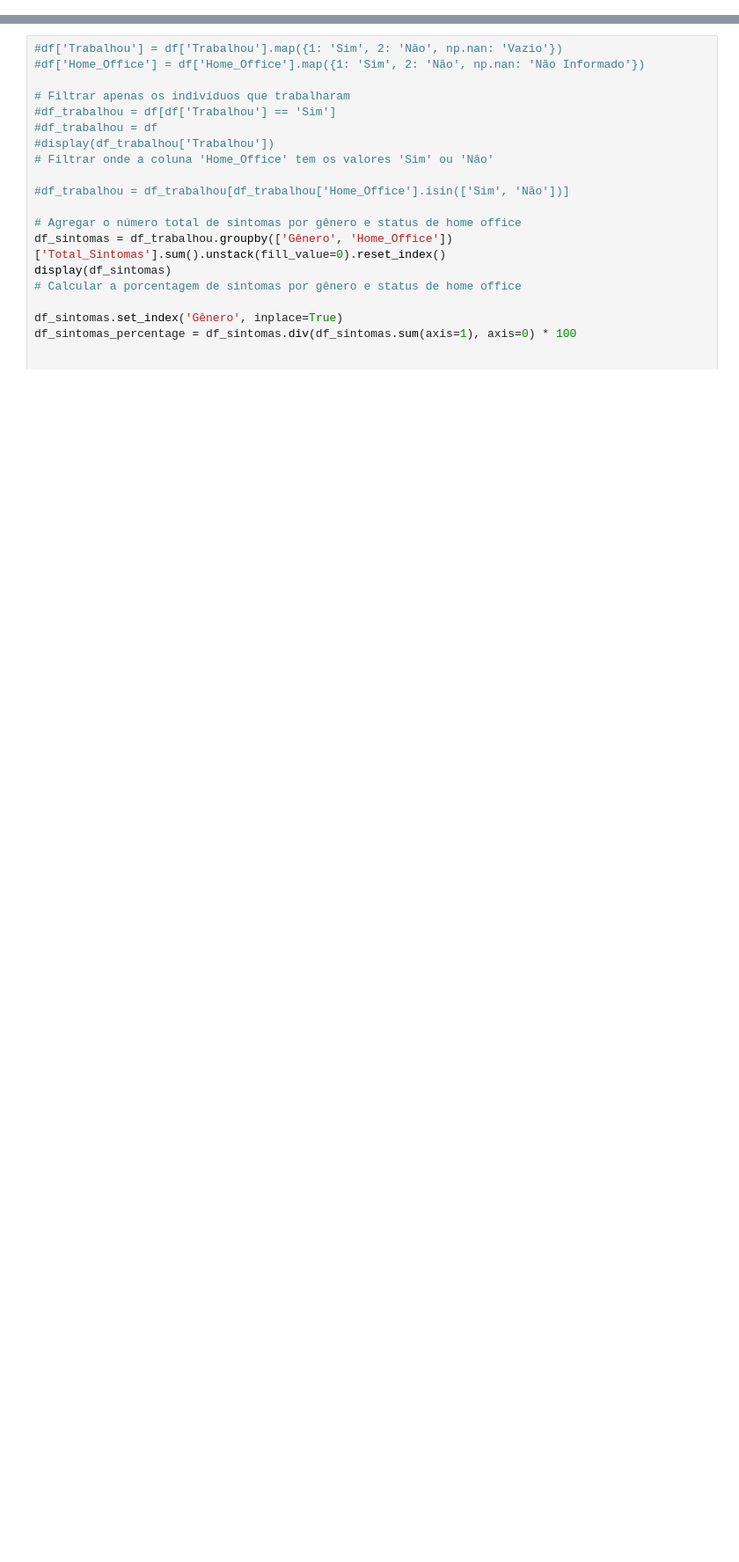
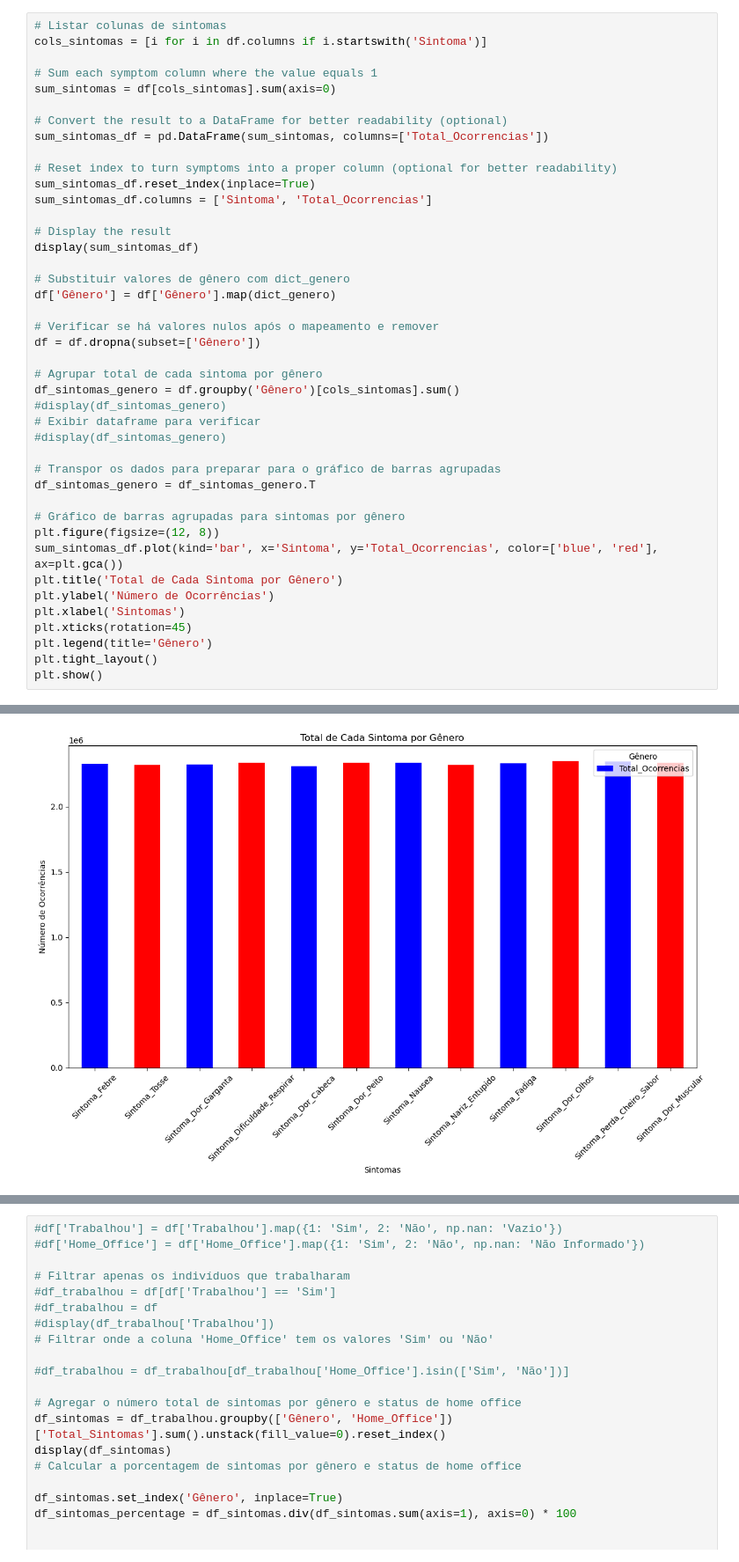
Before and after one commit to Iana-Neri22/AnalyticsStudies, a Jupyter notebook: analise_covid.ipynb, the cells around one changed output, grey strips where cells are left out. Shown: that part at 88% size. Drawn from its saved outputs; the diff is of its cells as text; blank space fills up the shorter version.

Commit message:
Editando o gráfico de sintomas individual

```diff
--- a/analise_covid.ipynb
+++ b/analise_covid.ipynb
@@ -280,0 +403,43 @@ plt.show()
+# %%
+# Listar colunas de sintomas
+cols_sintomas = [i for i in df.columns if i.startswith('Sintoma')]
+
+# Sum each symptom column where the value equals 1
+sum_sintomas = df[cols_sintomas].sum(axis=0)
+
+# Convert the result to a DataFrame for better readability (optional)
+sum_sintomas_df = pd.DataFrame(sum_sintomas, columns=['Total_Ocorrencias'])
+
+# Reset index to turn symptoms into a proper column (optional for better readability)
+sum_sintomas_df.reset_index(inplace=True)
+sum_sintomas_df.columns = ['Sintoma', 'Total_Ocorrencias']
+
+# Display the result
+display(sum_sintomas_df)
+
+# Substituir valores de gênero com dict_genero
+df['Gênero'] = df['Gênero'].map(dict_genero)
+
+# Verificar se há valores nulos após o mapeamento e remover
+df = df.dropna(subset=['Gênero'])
+
+# Agrupar total de cada sintoma por gênero
+df_sintomas_genero = df.groupby('Gênero')[cols_sintomas].sum()
+#display(df_sintomas_genero)
+# Exibir dataframe para verificar
+#display(df_sintomas_genero)
+
+# Transpor os dados para preparar para o gráfico de barras agrupadas
+df_sintomas_genero = df_sintomas_genero.T
+
+# Gráfico de barras agrupadas para sintomas por gênero
+plt.figure(figsize=(12, 8))
+sum_sintomas_df.plot(kind='bar', x='Sintoma', y='Total_Ocorrencias', color=['blue', 'red'], ax=plt.gca())
+plt.title('Total de Cada Sintoma por Gênero')
+plt.ylabel('Número de Ocorrências')
+plt.xlabel('Sintomas')
+plt.xticks(rotation=45)
+plt.legend(title='Gênero')
+plt.tight_layout()
+plt.show()
+# %% [output]
@@ -281,2 +459,3 @@ plt.show()
+[figure, added]
 # %%
 print(df['Home_Office'].unique())
```
Also changed, not shown: parts of 18 cells of this notebook.
